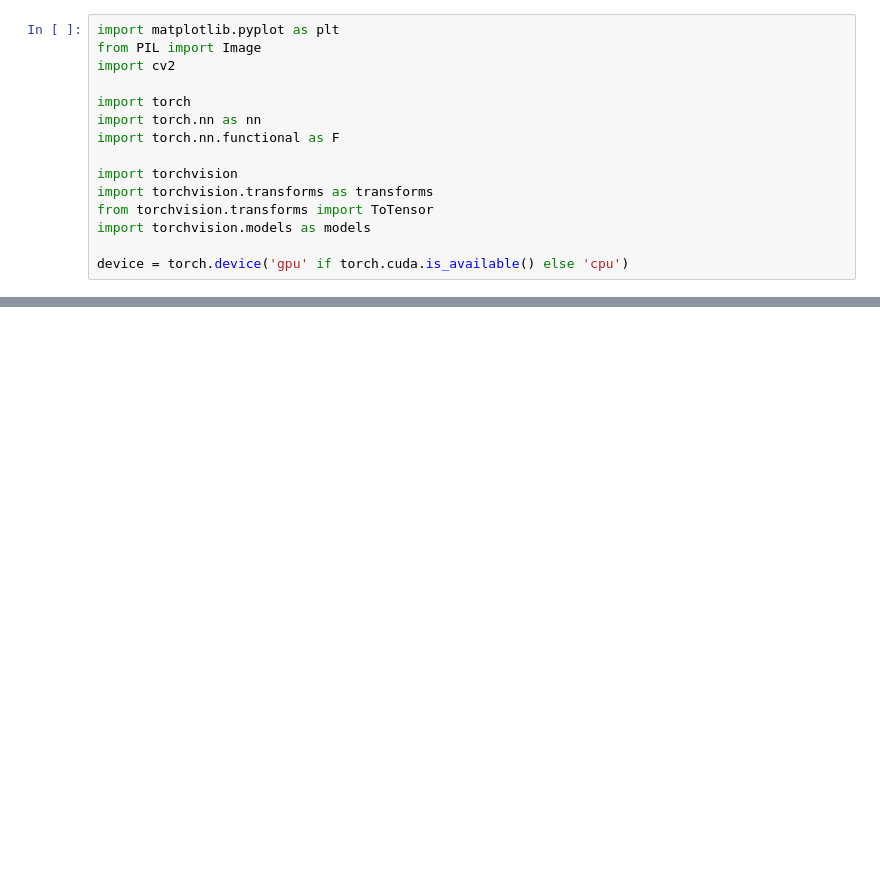
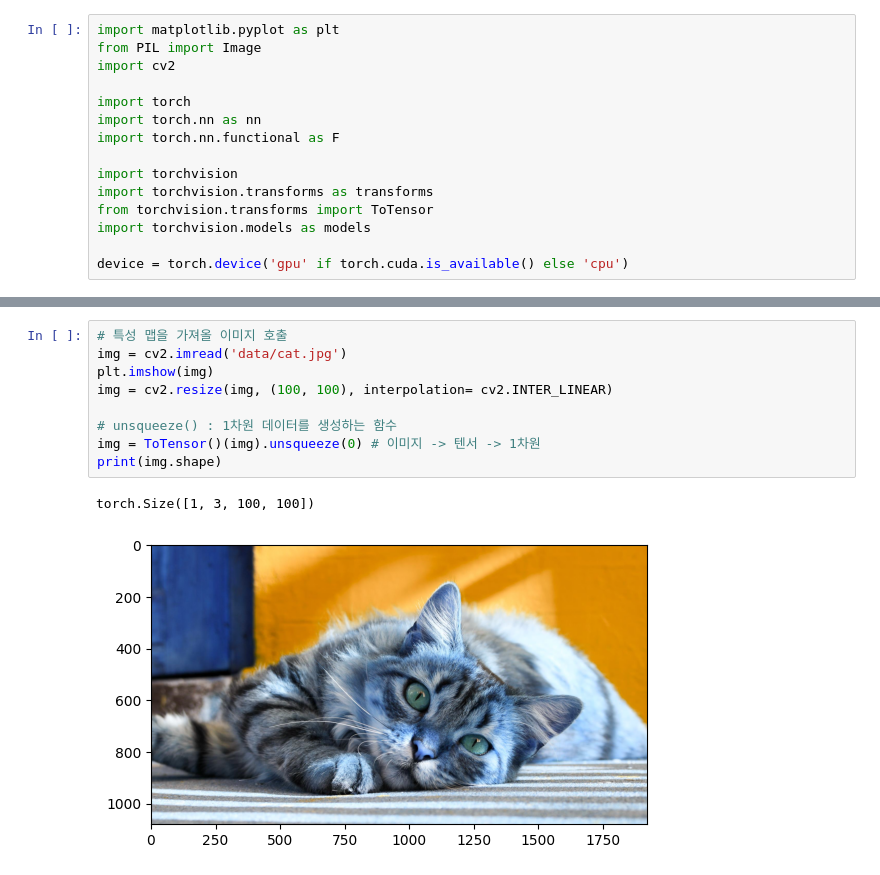
Before and after one commit to Ino0513/DL_Pytorch, a Jupyter notebook: chap05/Chap05_4_feature_map.ipynb, the cells around one changed output, grey strips where cells are left out. Cells and saved outputs as stored; diff of their text form; blank space fills up the shorter version.

```diff
--- a/chap05/Chap05_4_feature_map.ipynb
+++ b/chap05/Chap05_4_feature_map.ipynb
@@ -96,0 +141,12 @@ class XAI(torch.nn.Module):
+# %%
+# 특성 맵을 가져올 이미지 호출
+img = cv2.imread('data/cat.jpg')
+plt.imshow(img)
+img = cv2.resize(img, (100, 100), interpolation= cv2.INTER_LINEAR)
+
+# unsqueeze() : 1차원 데이터를 생성하는 함수
+img = ToTensor()(img).unsqueeze(0) # 이미지 -> 텐서 -> 1차원
+print(img.shape)
+# %% [output]
+torch.Size([1, 3, 100, 100])
+[figure, added]
```
Also changed, not shown: parts of 5 cells of this notebook, 1 other file.
